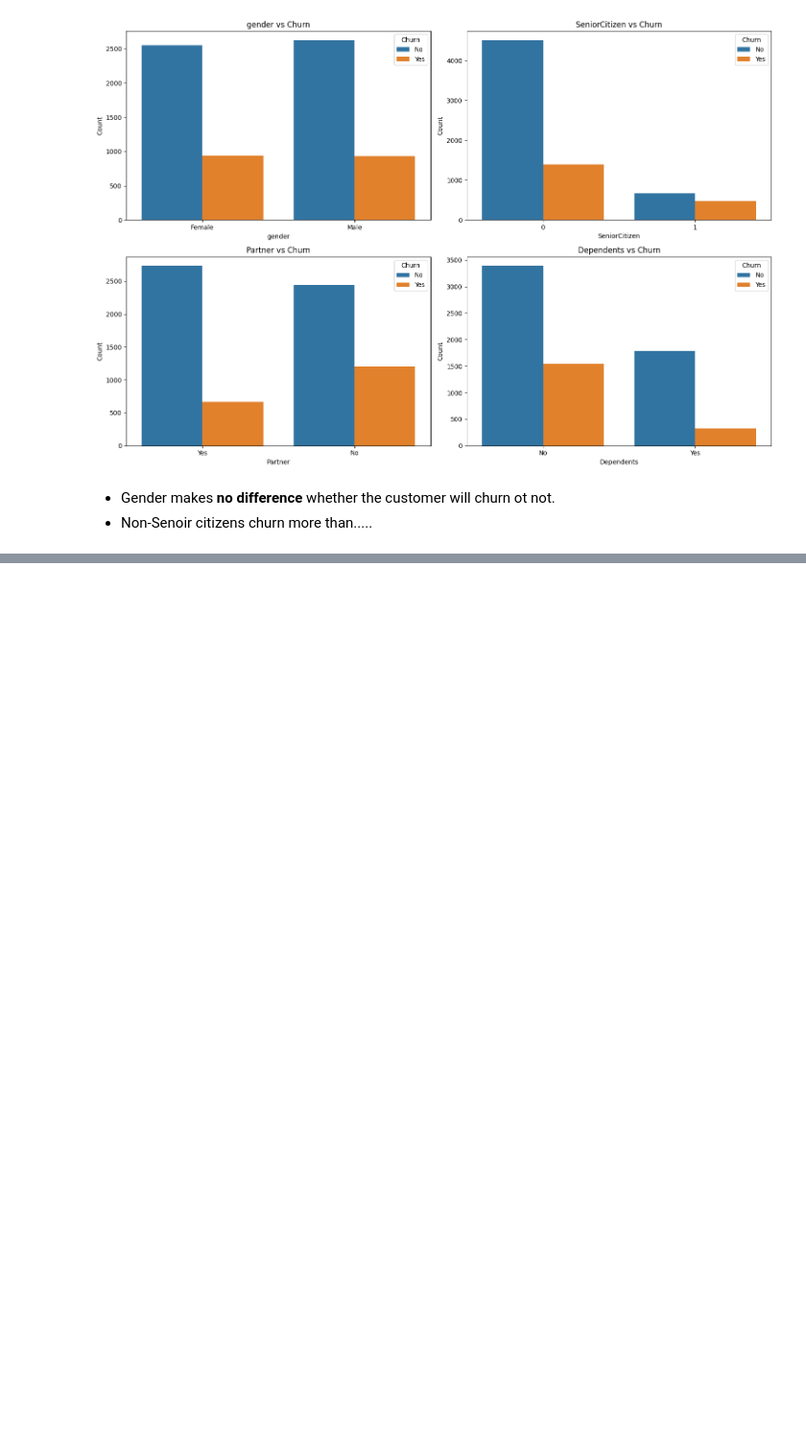
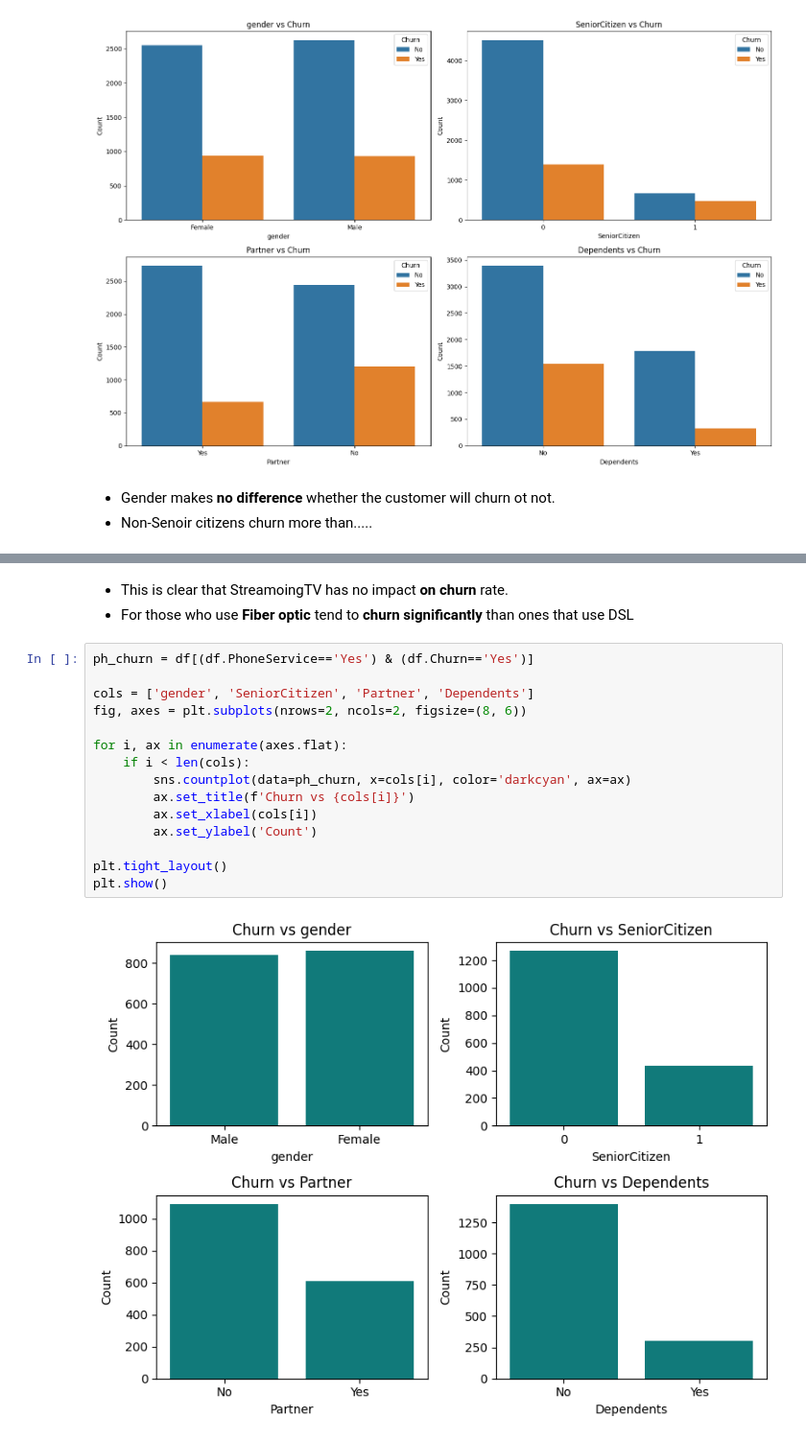
Before and after one commit to KosalChansothay/Customer-Churn-Project, a Jupyter notebook: code.ipynb, the cells around one changed output, grey strips where cells are left out. Shown at 96% size. Cells and saved outputs as stored; diff of their text form; blank space fills up the shorter version.

Commit message:
Add more visualization and Intuition for churn category

```diff
--- a/code.ipynb
+++ b/code.ipynb
@@ -396,3 +430,23 @@ plt.tight_layout()
 plt.show()
 # %% [output]
 [figure]
+# %% [markdown]
+- This is clear that StreamoingTV has no impact **on churn** rate.
+- For those who use **Fiber optic** tend to **churn significantly** than ones that use DSL
+# %%
+ph_churn = df[(df.PhoneService=='Yes') & (df.Churn=='Yes')]
+
+cols = ['gender', 'SeniorCitizen', 'Partner', 'Dependents']
+fig, axes = plt.subplots(nrows=2, ncols=2, figsize=(8, 6))
+
+for i, ax in enumerate(axes.flat):
+    if i < len(cols):
+        sns.countplot(data=ph_churn, x=cols[i], color='darkcyan', ax=ax)
+        ax.set_title(f'Churn vs {cols[i]}')
+        ax.set_xlabel(cols[i])
+        ax.set_ylabel('Count')
+
+plt.tight_layout()
+plt.show()
+# %% [output]
+[figure, added]
```
Also changed, not shown: parts of 18 cells of this notebook.
